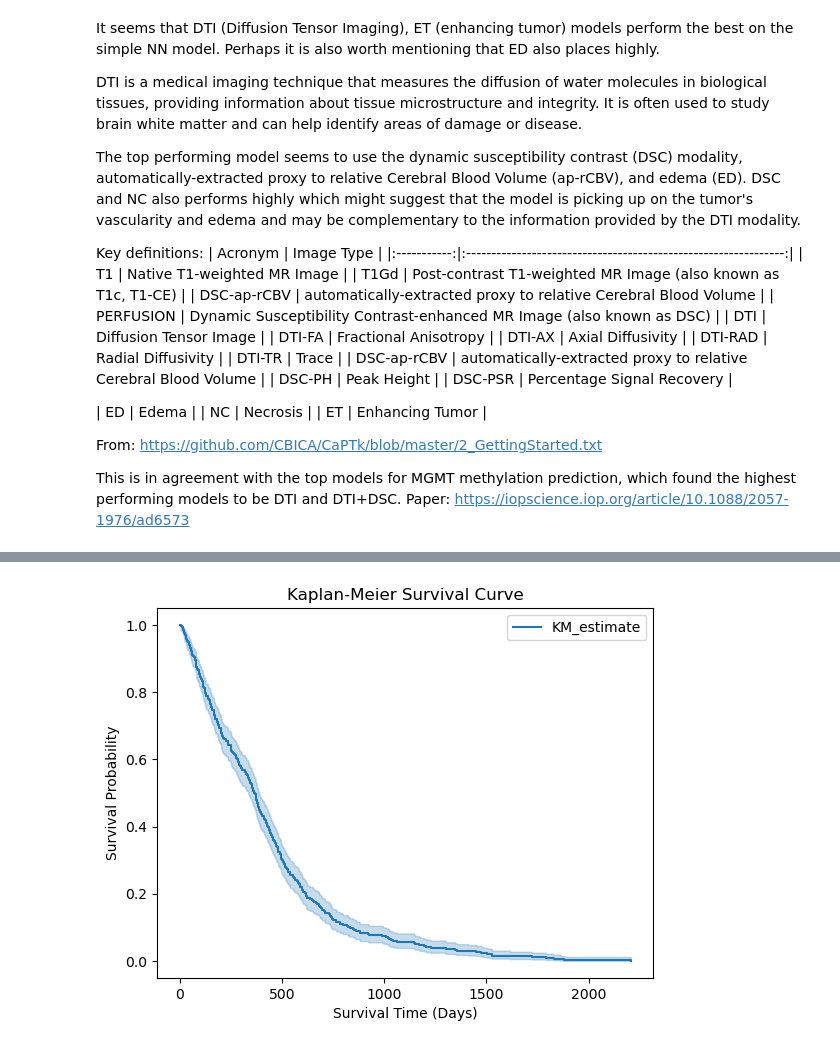
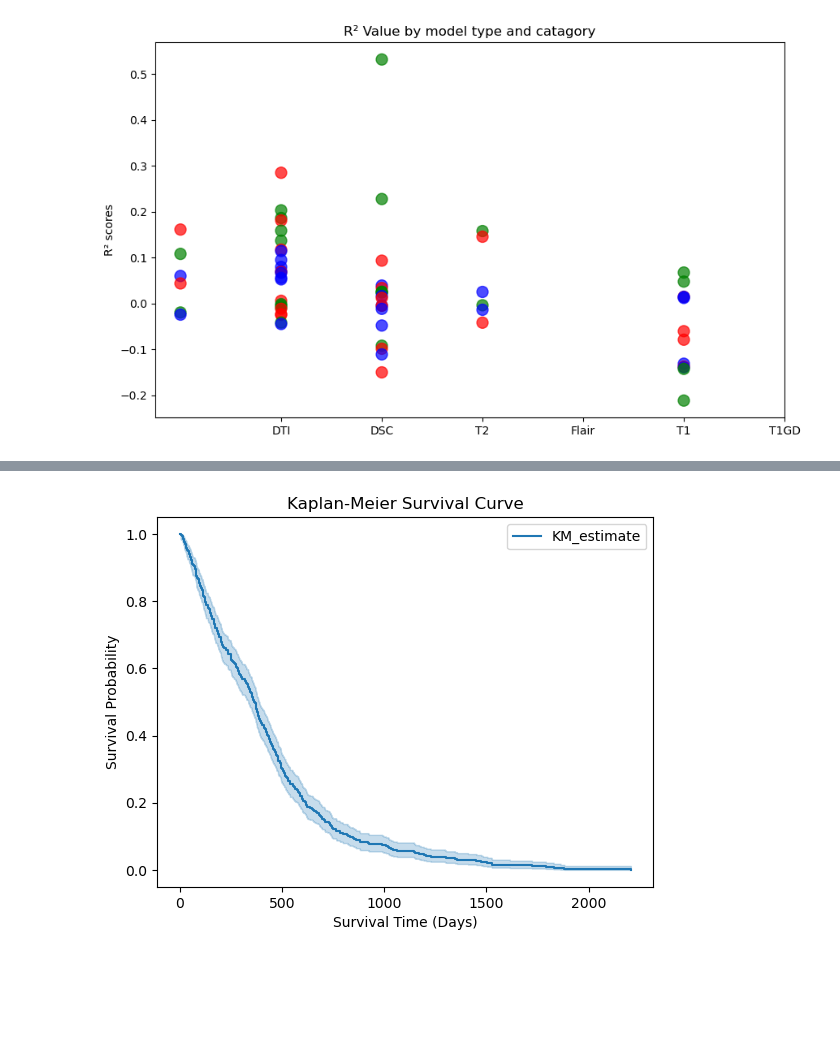
Before and after one commit to yyexela/EE577_Project, a Jupyter notebook: notebooks/Shap_values.ipynb, the cells around one changed output, grey strips where cells are left out. Saved outputs shown, nothing was run; the diff lists cells and outputs as text; code cells hidden in the pictures; blank space fills up the shorter version.

```diff
--- a/notebooks/Shap_values.ipynb
+++ b/notebooks/Shap_values.ipynb
@@ -55,32 +45,45 @@ Radiomic_Features_CaPTk_segm_T2_ED.csv
-# %% [markdown]
-It seems that DTI (Diffusion Tensor Imaging), ET (enhancing tumor) models perform the best on the simple NN model. Perhaps it is also worth mentioning that ED also places highly.
-
-DTI is a medical imaging technique that measures the diffusion of water molecules in biological tissues, providing information about tissue microstructure and integrity. It is often used to study brain white matter and can help identify areas of damage or disease.
-
-The top performing model seems to use the dynamic susceptibility contrast (DSC) modality,  automatically-extracted proxy to relative Cerebral Blood Volume (ap-rCBV), and edema (ED). DSC and NC also performs highly which might suggest that the model is picking up on the tumor's vascularity and edema and may be complementary to the information provided by the DTI modality.
-
-Key definitions:
-|   Acronym   |                            Image Type                           |
-|:-----------:|:---------------------------------------------------------------:|
-|      T1     |                      Native T1-weighted MR Image                      |
-|     T1Gd    |     Post-contrast T1-weighted MR Image (also known as T1c, T1-CE)     |
-| DSC-ap-rCBV |    automatically-extracted proxy to relative Cerebral Blood Volume    |
-|  PERFUSION  | Dynamic Susceptibility Contrast-enhanced MR Image (also known as DSC) |
-|     DTI     |                         Diffusion Tensor Image                        |
-|    DTI-FA   |                      Fractional Anisotropy                      |
-|    DTI-AX   |                        Axial Diffusivity                        |
-|   DTI-RAD   |                        Radial Diffusivity                       |
-|    DTI-TR   |                              Trace                              |
-| DSC-ap-rCBV | automatically-extracted proxy to relative Cerebral Blood Volume |
-|    DSC-PH   |                           Peak Height                           |
-|   DSC-PSR   |                    Percentage Signal Recovery                   |
-
-|       ED       |              Edema              |
-|       NC      |             Necrosis            |
-|       ET       |         Enhancing Tumor         |
-
-From: https://github.com/CBICA/CaPTk/blob/master/2_GettingStarted.txt
-
-This is in agreement with the top models for MGMT methylation prediction, which found the highest performing models to be DTI and DTI+DSC.
-Paper:
-https://iopscience.iop.org/article/10.1088/2057-1976/ad6573
+# %%
+file_type_mapping = {
+    'DTI': 1,
+    'DSC': 2,
+    'T2': 3,
+    'Flair': 4,
+    'T1': 5,
+    'T1GD': 6
+}
+
+# Define colors for 'NC', 'ET', 'ED'
+def get_color(file_name):
+    if 'NC' in file_name:
+        return 'red'
+    elif 'ET' in file_name:
+        return 'blue'
+    elif 'ED' in file_name:
+        return 'green'
+    return 'black'  # Default color for other cases
+# %%
+
+df=FNN_model_stats
+# Map the 'file_name' to x-axis positions and colors
+df['file_type'] = df['file_name'].apply(lambda x: next((key for key in file_type_mapping if key in x), 'Unknown'))
+df['x_position'] = df['file_type'].apply(lambda x: file_type_mapping.get(x, 0))
+df['color'] = df['file_name'].apply(get_color)
+
+# Create the plot
+plt.figure(figsize=(10, 6))
+
+# Plot the data
+plt.scatter(df['x_position'], df['best_r2'], c=df['color'], s=100, alpha=0.7)
+
+# Set x-ticks with appropriate labels
+plt.xticks(list(file_type_mapping.values()), list(file_type_mapping.keys()))
+
+# Set labels and title
+plt.ylabel('R² scores')
+plt.title('R² Value by model type and catagory')
+
+# Show the plot
+plt.grid(False)
+plt.show()
+# %% [output]
+[figure, added]
```
Also changed, not shown: parts of 11 cells of this notebook, 37 other files.
